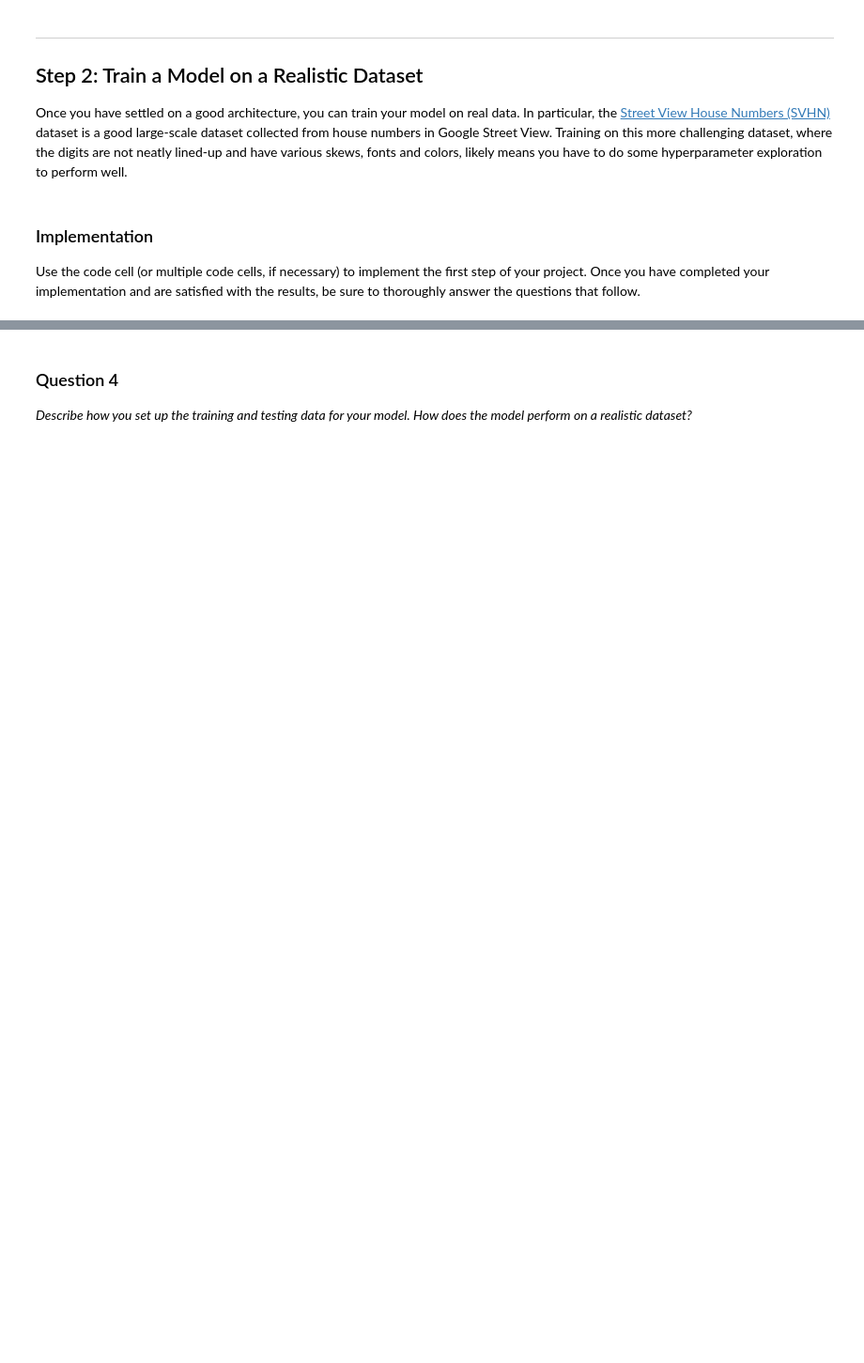
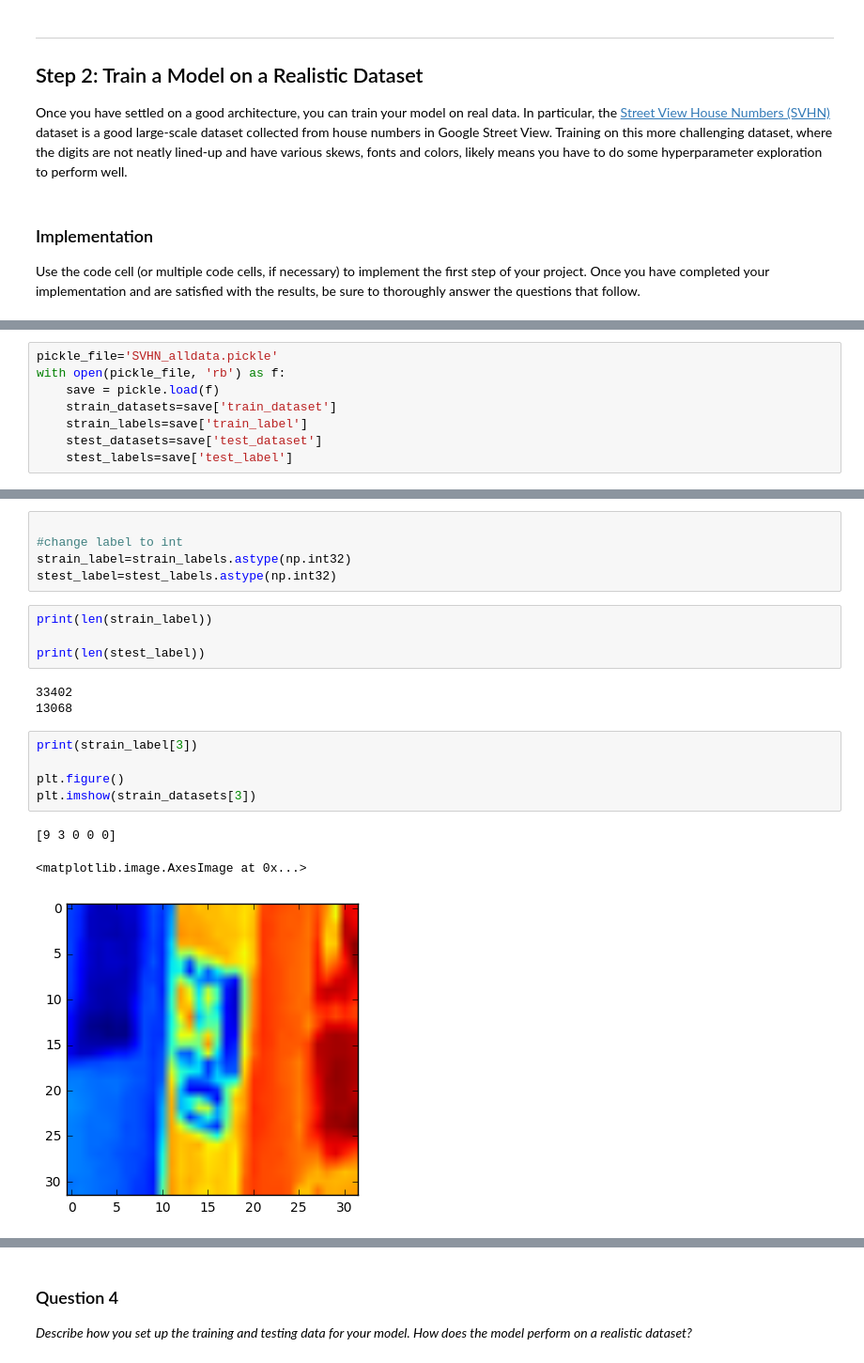
Before and after one commit to senlyu/digit_recognition, a Jupyter notebook: digit_recognition.ipynb, the cells around one changed output, grey strips where cells are left out. Shown: that part at 94% size. Drawn from its saved outputs; the diff is of its cells as text; blank space fills up the shorter version.

```diff
--- a/digit_recognition.ipynb
+++ b/digit_recognition.ipynb
@@ -395,0 +465,8 @@ Use the code cell (or multiple code cells, if necessary) to implement the first
+# %%
+pickle_file='SVHN_alldata.pickle'
+with open(pickle_file, 'rb') as f:
+    save = pickle.load(f)
+    strain_datasets=save['train_dataset']
+    strain_labels=save['train_label']
+    stest_datasets=save['test_dataset']
+    stest_labels=save['test_label']
@@ -395,0 +491,21 @@ Use the code cell (or multiple code cells, if necessary) to implement the first
+# %%
+
+#change label to int
+strain_label=strain_labels.astype(np.int32)
+stest_label=stest_labels.astype(np.int32)
+# %%
+print(len(strain_label))
+
+print(len(stest_label))
+# %% [output]
+33402
+13068
+# %%
+print(strain_label[3])
+
+plt.figure()
+plt.imshow(strain_datasets[3])
+# %% [output]
+[9 3 0 0 0]
+<matplotlib.image.AxesImage at 0x...>
+[figure, added]
```
Also changed, not shown: parts of 34 cells of this notebook, 2 other files.
